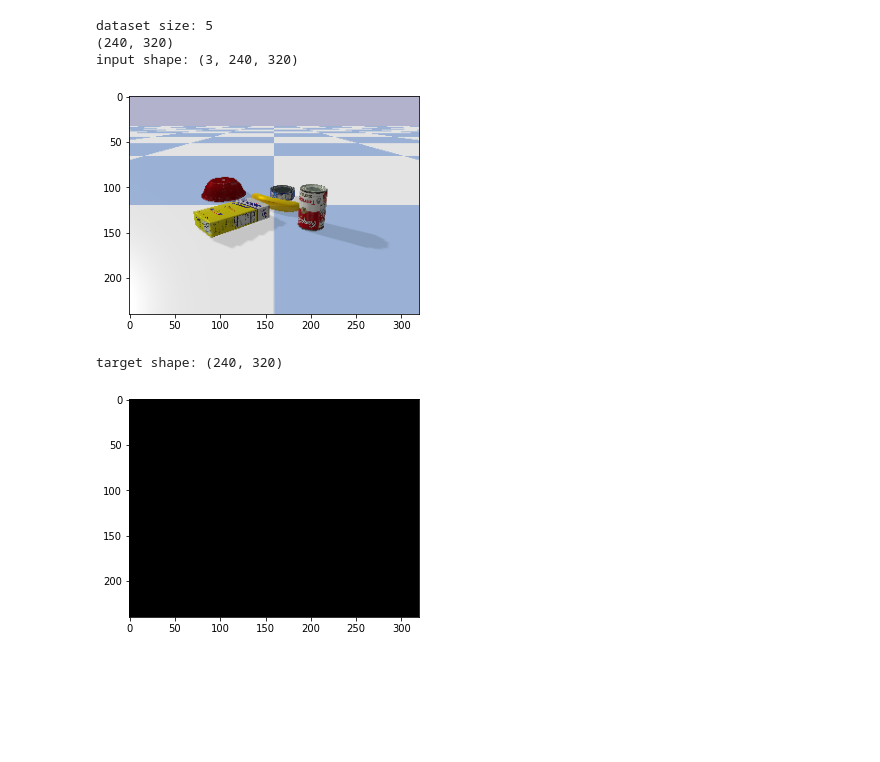
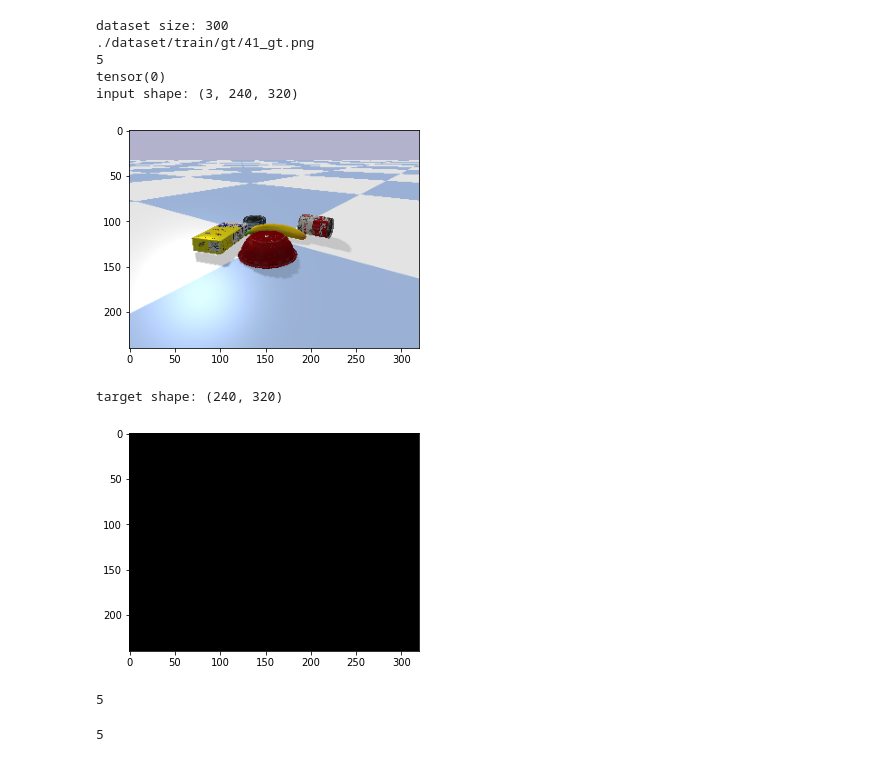
Before and after one commit to AdityaSidharta/columbia_robotics, a Jupyter notebook: hw2/notebooks/Scratch.ipynb, the cells around one changed output. Cells and saved outputs as stored; diff of their text form; code cells hidden in the pictures; blank space fills up the shorter version.

Commit message:
[Adi] :wrench: Fix dataset

```diff
--- a/hw2/notebooks/Scratch.ipynb
+++ b/hw2/notebooks/Scratch.ipynb
@@ -48,11 +50,13 @@ torch.Size([240, 320])
 # %%
 from segmentation_helper import *
 # %%
-check_dataset(val_dataset)
+check_dataset(train_dataset)
 # %% [output]
-dataset size: 5
-(240, 320)
+dataset size: 300
+./dataset/train/gt/41_gt.png
+5
+tensor(0)
 input shape: (3, 240, 320)
-[figure, old version]
+[figure, new version]
 target shape: (240, 320)
 [figure]
@@ -58,0 +65,4 @@ target shape: (240, 320)
+# %%
+read_mask("./dataset/train/gt/98_gt.png").max()
+# %% [output]
+5
@@ -58,0 +71,4 @@ target shape: (240, 320)
+# %%
+print(gt_mask.max())
+# %% [output]
+5
```
Also changed, not shown: parts of 12 cells of this notebook, 1 other file.
